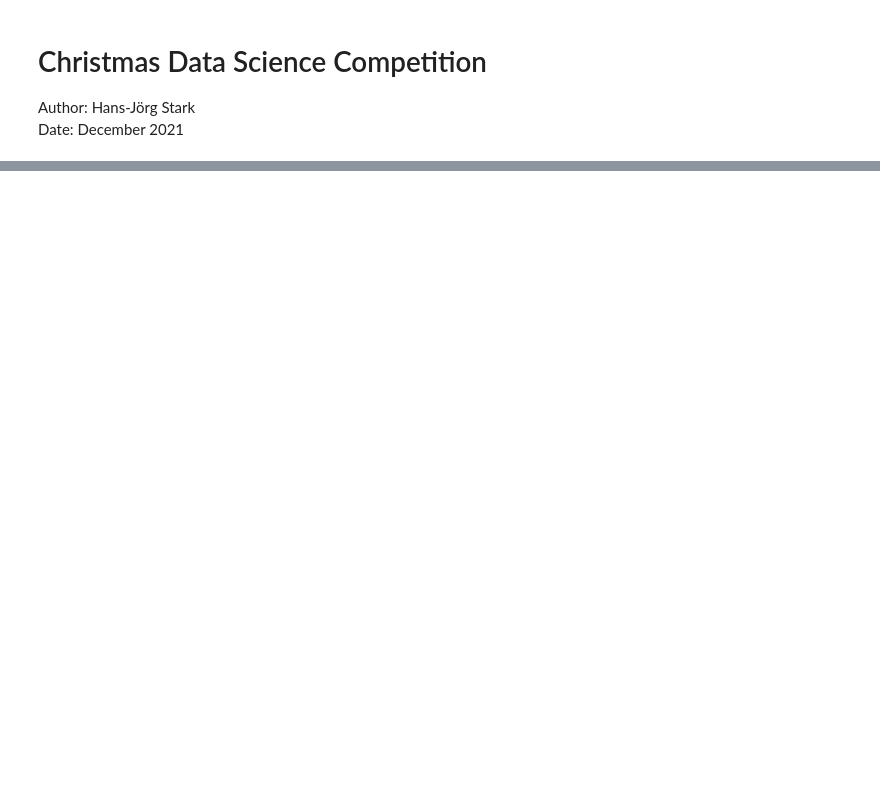
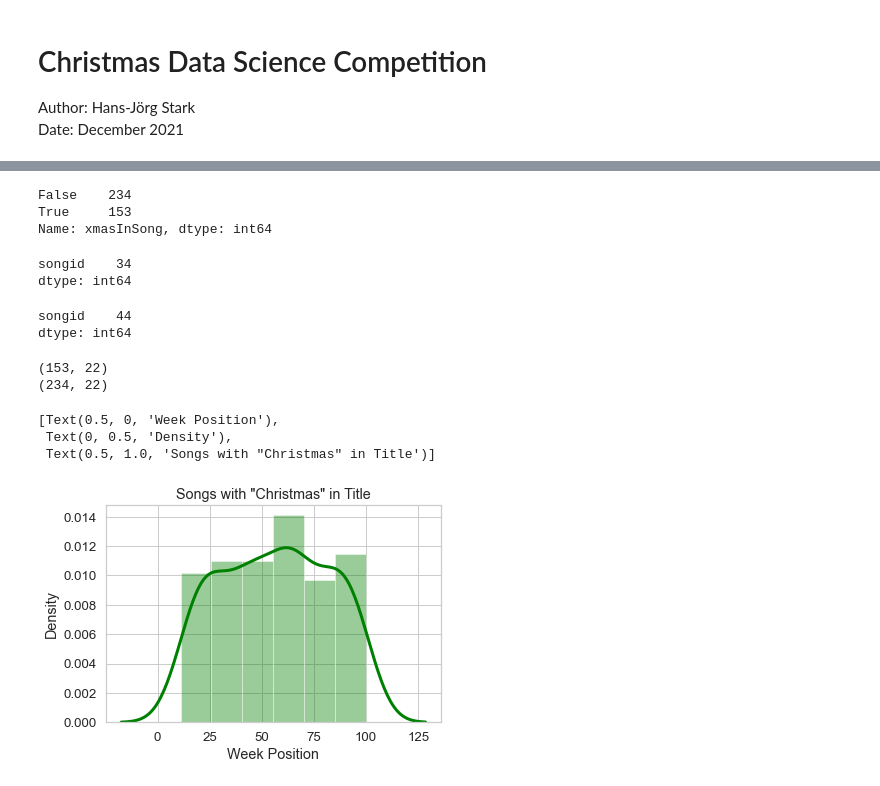
Before and after one commit to myproxxy/BethelTechChristmasDataScienceCompetition2021, a Jupyter notebook: Bethel Tech Christmas Data Science Competition 2021.ipynb, the cells around one changed output, grey strips where cells are left out. Drawn from its saved outputs; the diff is of its cells as text; code cells hidden in the pictures; blank space fills up the shorter version.

```diff
--- a/Bethel Tech Christmas Data Science Competition 2021.ipynb
+++ b/Bethel Tech Christmas Data Science Competition 2021.ipynb
@@ -49,0 +419,4 @@ memory usage: 39.4+ KB
+# %%
+#Datawrangling: variable that indicateds week-position before (1) or after(0) Christmas:
+dfXmasSongsRaw['BeforeXmas'] = np.where(dfXmasSongsRaw.numberOfDaysToXmas>=0,1,0)
+dfXmasSongsRaw[['BeforeXmas','date']][:6]
@@ -49,0 +458,5 @@ memory usage: 39.4+ KB
+# %%
+#add a column that indicates whether the song contains the word "Christmas"
+#dfXmasSongsRaw.loc[dfXmasSongsRaw['stream'] == 2, ['feat','another_feat']] = 'aaaa'
+dfXmasSongsRaw['xmasInSong'] = dfXmasSongsRaw['song'].str.contains('CHRISTMAS')
+dfXmasSongsRaw[4:7]
@@ -49,0 +469,38 @@ memory usage: 39.4+ KB
+# %%
+#Count the number of songs that have or have not 'Christmas' in their title
+dfXmasSongsRaw.xmasInSong.value_counts()
+# %% [output]
+False    234
+True     153
+Name: xmasInSong, dtype: int64
+# %%
+sqlUniqueSongsWithChristmasInTitle = sqldf("select distinct songid from dfXmasSongsRaw where xmasInSong;")
+sqlUniqueSongsWithChristmasInTitle.count()
+# %% [output]
+songid    34
+dtype: int64
+# %%
+sqlUniqueSongsWithoutChristmasInTitle = sqldf("select distinct songid from dfXmasSongsRaw where not xmasInSong;")
+sqlUniqueSongsWithoutChristmasInTitle.count()
+# %% [output]
+songid    44
+dtype: int64
+# %%
+#split dataframe into 2 parts: one that contains songs that contain "Christmas" in their songtitle,
+#the other part that contains songst that do not have "Christmas" in their title
+containsXmasInSongname = dfXmasSongsRaw[dfXmasSongsRaw['xmasInSong']]
+containsNotXmasInSongname = dfXmasSongsRaw[dfXmasSongsRaw['xmasInSong']==False]
+print(containsXmasInSongname.shape)
+print(containsNotXmasInSongname.shape)
+# %% [output]
+(153, 22)
+(234, 22)
+# %%
+#Histogram of week-position from Songs that contain 'Christmas' in their title
+ax = sns.distplot(containsXmasInSongname['week_position'], color = 'green')
+ax.set(xlabel='Week Position', ylabel='Density', title='Songs with "Christmas" in Title')
+# %% [output]
+[Text(0.5, 0, 'Week Position'),
+ Text(0, 0.5, 'Density'),
+ Text(0.5, 1.0, 'Songs with "Christmas" in Title')]
+[figure, added]
```
Also changed, not shown: parts of 344 cells of this notebook, 3 other files.
